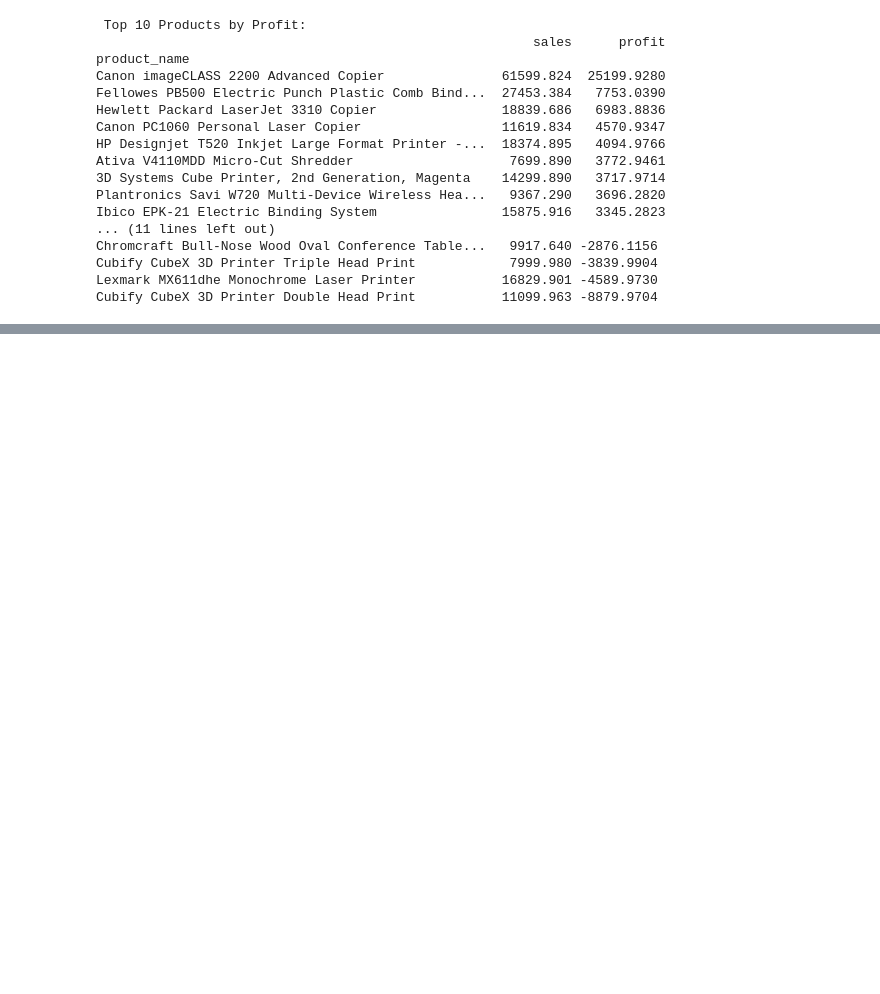
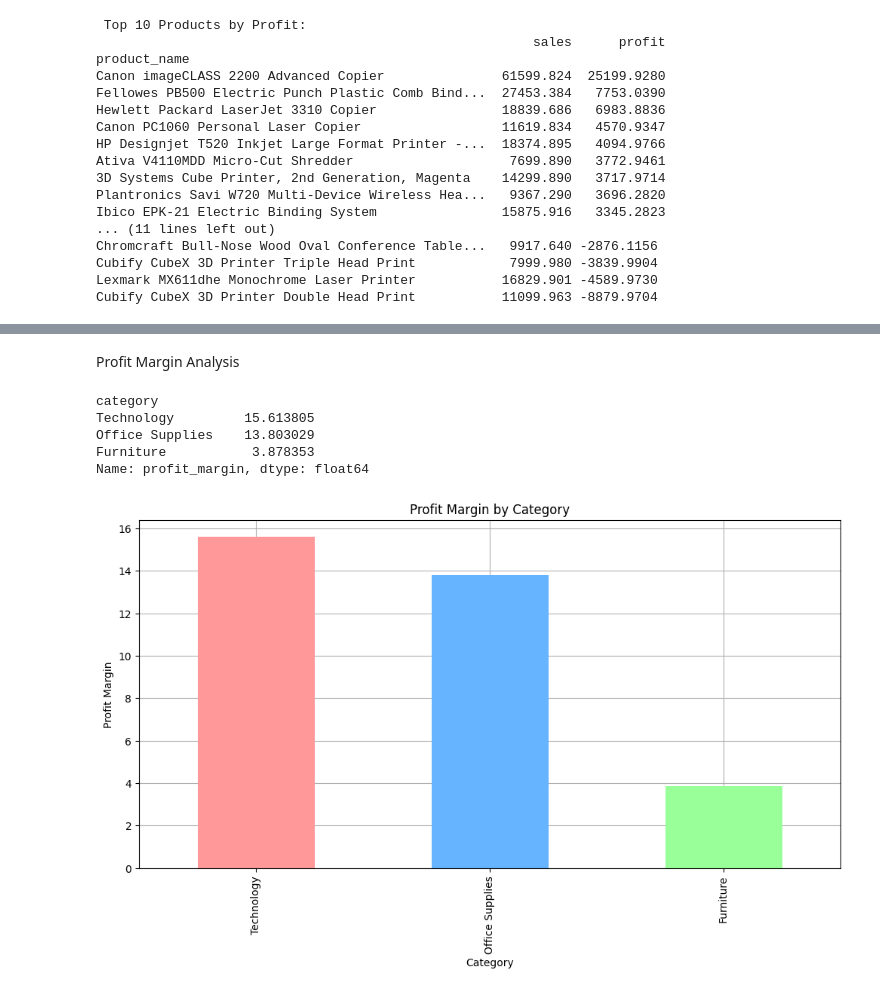
Before and after one commit to Achbabita/Sales-Performance-Analysis-and-Forecasting, a Jupyter notebook: Notebook/data_overview.ipynb, the cells around one changed output, grey strips where cells are left out. Cells and saved outputs as stored; diff of their text form; code cells hidden in the pictures; blank space fills up the shorter version.

```diff
--- a/Notebook/data_overview.ipynb
+++ b/Notebook/data_overview.ipynb
@@ -340,0 +367,21 @@ Cubify CubeX 3D Printer Double Head Print           11099.963 -8879.9704
+# %% [markdown]
+Profit Margin Analysis
+# %%
+df['profit_margin'] = (df['profit'] / df['sales'] )* 100
+margin_by_category = df.groupby('category')['profit_margin'].mean().sort_values(ascending=False)
+display(margin_by_category)
+
+#Visualisation
+plt.figure(figsize=(12,6))
+margin_by_category.plot(kind='bar', color=['#ff9999', '#66b3ff', '#99ff99'], grid=True, zorder=2)
+plt.title('Profit Margin by Category')
+plt.xlabel('Category')
+plt.ylabel('Profit Margin')
+plt.show()
+# %% [output]
+category
+Technology         15.613805
+Office Supplies    13.803029
+Furniture           3.878353
+Name: profit_margin, dtype: float64
+[figure, added]
```
Also changed, not shown: parts of 8 cells of this notebook.
